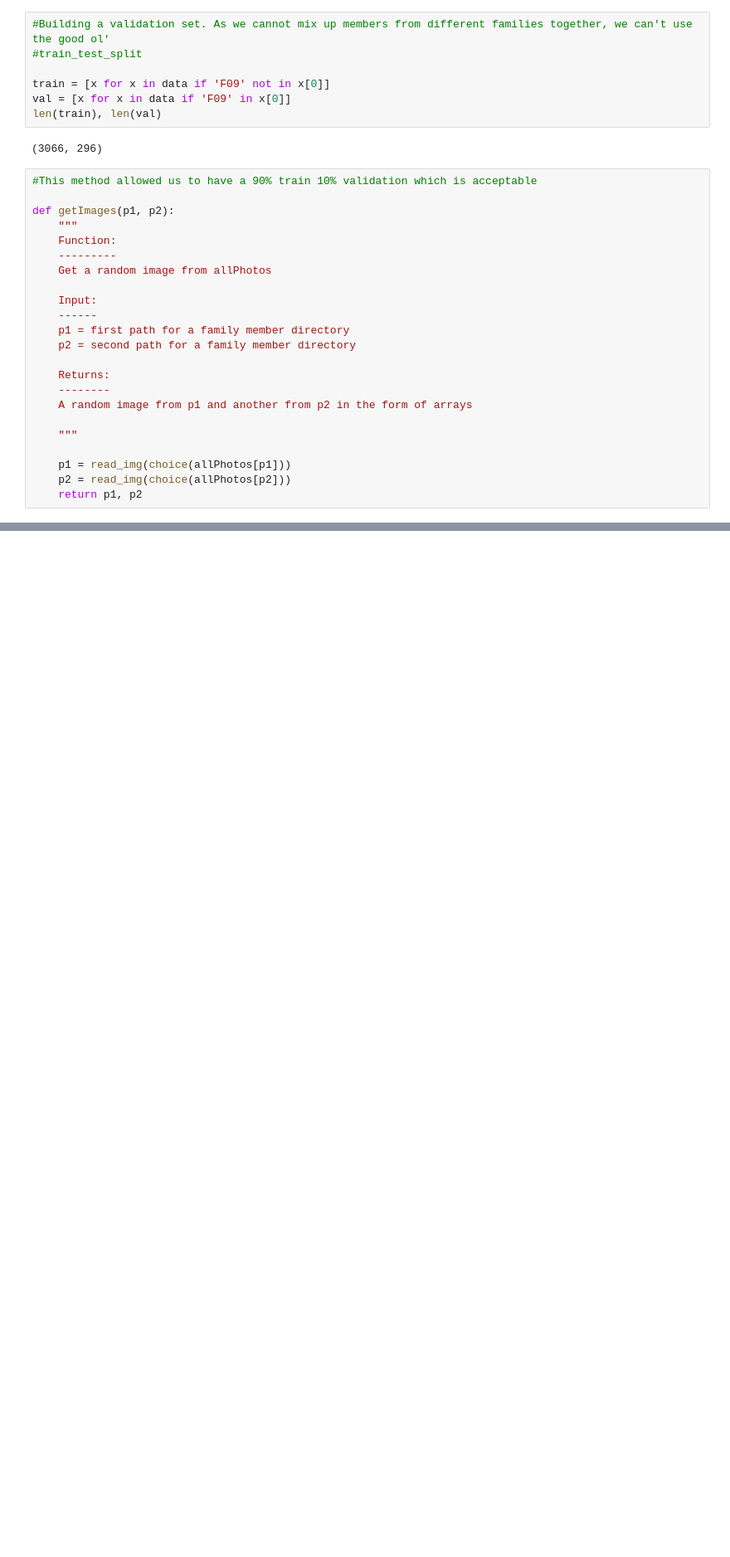
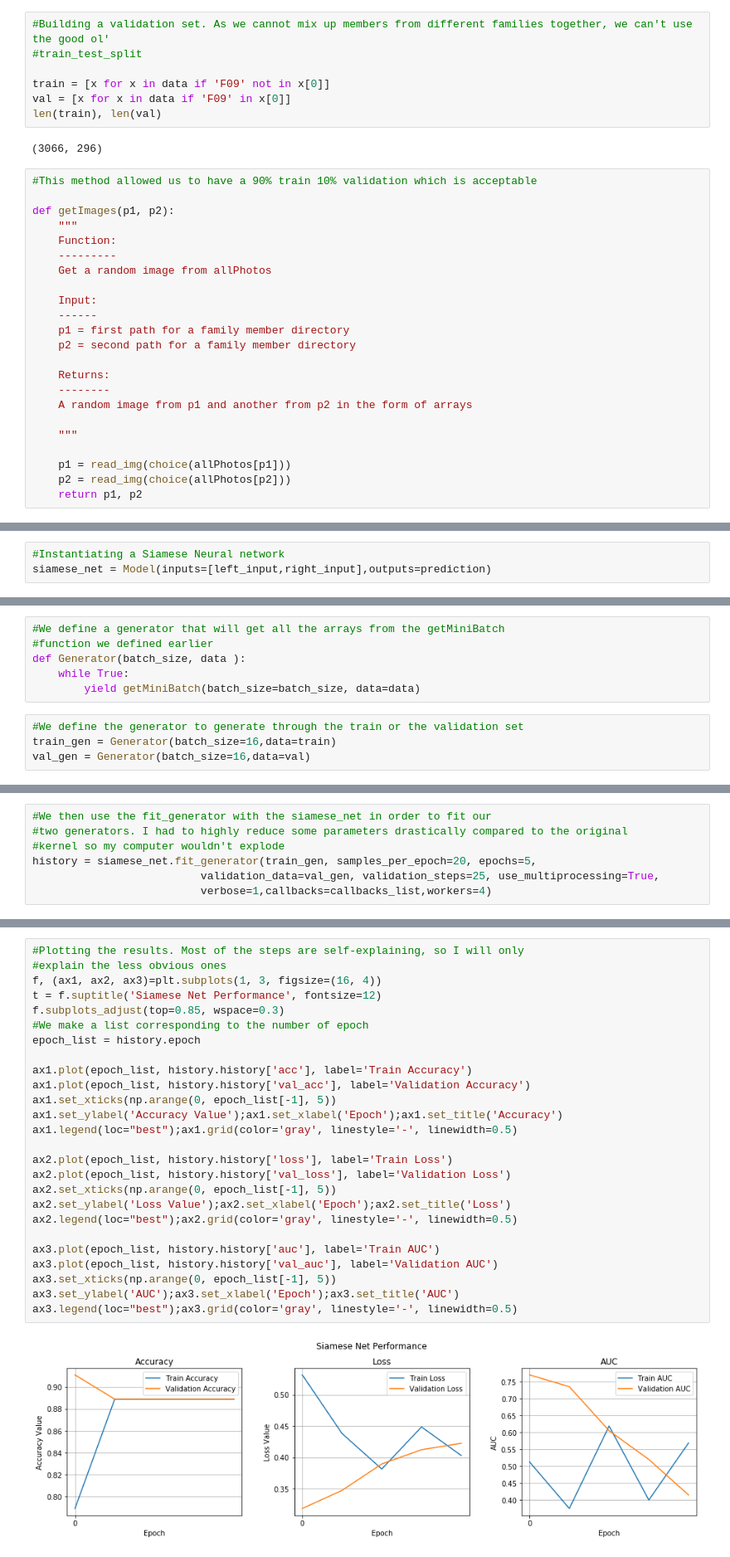
Before and after one commit to fkoziol/SMILE-face-recognizer-challenge, a Jupyter notebook: Step-by-step guide.ipynb, the cells around one changed output, grey strips where cells are left out. Shown: that part at 83% size. Drawn from its saved outputs; the diff is of its cells as text; blank space fills up the shorter version.

```diff
--- a/Step-by-step guide.ipynb
+++ b/Step-by-step guide.ipynb
@@ -239,0 +391,3 @@ train
+# %%
+#Instantiating a Siamese Neural network
+siamese_net = Model(inputs=[left_input,right_input],outputs=prediction)
@@ -239,0 +428,10 @@ train
+# %%
+#We define a generator that will get all the arrays from the getMiniBatch
+#function we defined earlier
+def Generator(batch_size, data ):
+    while True:
+        yield getMiniBatch(batch_size=batch_size, data=data)
+# %%
+#We define the generator to generate through the train or the validation set
+train_gen = Generator(batch_size=16,data=train)
+val_gen = Generator(batch_size=16,data=val)
@@ -239,0 +442,7 @@ train
+# %%
+#We then use the fit_generator with the siamese_net in order to fit our
+#two generators. I had to highly reduce some parameters drastically compared to the original
+#kernel so my computer wouldn't explode
+history = siamese_net.fit_generator(train_gen, samples_per_epoch=20, epochs=5,
+                          validation_data=val_gen, validation_steps=25, use_multiprocessing=True,
+                          verbose=1,callbacks=callbacks_list,workers=4)
@@ -239,0 +466,28 @@ train
+# %%
+#Plotting the results. Most of the steps are self-explaining, so I will only
+#explain the less obvious ones
+f, (ax1, ax2, ax3)=plt.subplots(1, 3, figsize=(16, 4))
+t = f.suptitle('Siamese Net Performance', fontsize=12)
+f.subplots_adjust(top=0.85, wspace=0.3)
+#We make a list corresponding to the number of epoch
+epoch_list = history.epoch
+
+ax1.plot(epoch_list, history.history['acc'], label='Train Accuracy')
+ax1.plot(epoch_list, history.history['val_acc'], label='Validation Accuracy')
+ax1.set_xticks(np.arange(0, epoch_list[-1], 5))
+ax1.set_ylabel('Accuracy Value');ax1.set_xlabel('Epoch');ax1.set_title('Accuracy')
+ax1.legend(loc="best");ax1.grid(color='gray', linestyle='-', linewidth=0.5)
+
+ax2.plot(epoch_list, history.history['loss'], label='Train Loss')
+ax2.plot(epoch_list, history.history['val_loss'], label='Validation Loss')
+ax2.set_xticks(np.arange(0, epoch_list[-1], 5))
+ax2.set_ylabel('Loss Value');ax2.set_xlabel('Epoch');ax2.set_title('Loss')
+ax2.legend(loc="best");ax2.grid(color='gray', linestyle='-', linewidth=0.5)
+
+ax3.plot(epoch_list, history.history['auc'], label='Train AUC')
+ax3.plot(epoch_list, history.history['val_auc'], label='Validation AUC')
+ax3.set_xticks(np.arange(0, epoch_list[-1], 5))
+ax3.set_ylabel('AUC');ax3.set_xlabel('Epoch');ax3.set_title('AUC')
+ax3.legend(loc="best");ax3.grid(color='gray', linestyle='-', linewidth=0.5)
+# %% [output]
+[figure, added]
```
Also changed, not shown: parts of 44 cells of this notebook.
